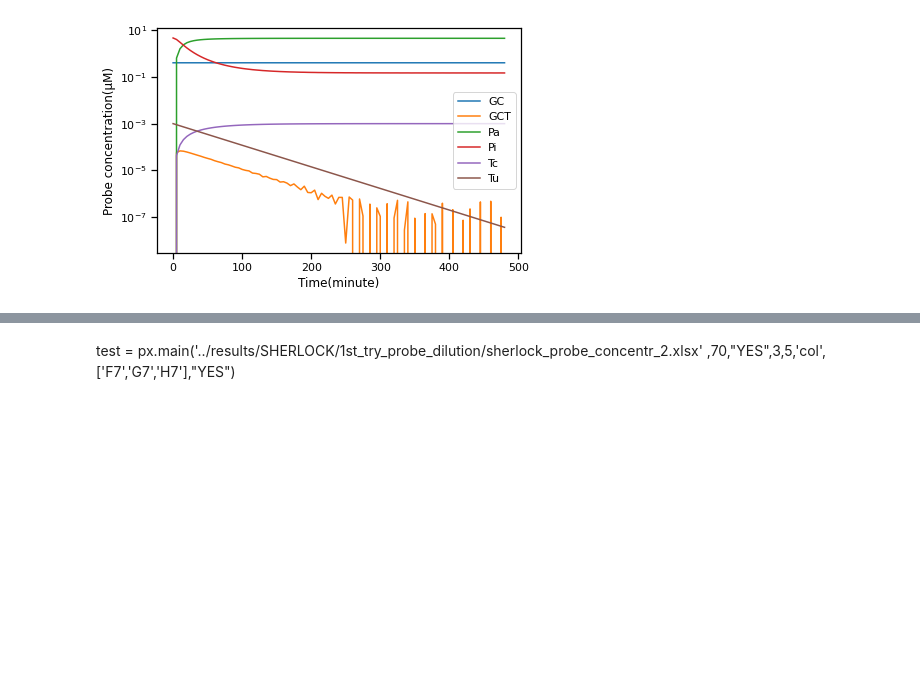
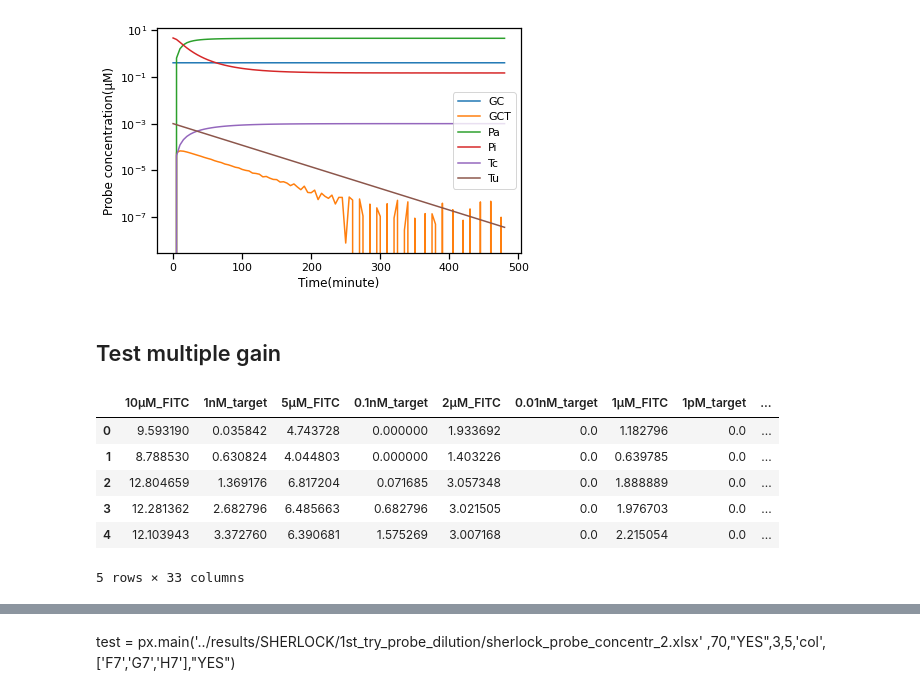
Before and after one commit to NessLfy/iGEM, a Jupyter notebook: scripts/SHERLOCK_modeling.ipynb, the cells around one changed output, grey strips where cells are left out. Drawn from its saved outputs; the diff is of its cells as text; code cells hidden in the pictures; blank space fills up the shorter version.

```diff
--- a/scripts/SHERLOCK_modeling.ipynb
+++ b/scripts/SHERLOCK_modeling.ipynb
@@ -243,3 +239,52 @@ plt.yscale('log')
 plt.show()
 # %% [output]
 [figure]
+# %% [markdown]
+## Test multiple gain
+# %%
+correct = px.mainf('../results/SHERLOCK/target_concentration/sherlock_target_concentr.xlsx'
+               ,50,"YES",'col',['K16','L16','M16'])
+
+correct.rename(columns={"['H9', 'I9', 'J9']": '10µM_FITC',
+                   "['H10', 'I10', 'J10']": '5µM_FITC',
+                     "['H11', 'I11', 'J11']":'2µM_FITC' ,
+                     "['H12', 'I12', 'J12']": '1µM_FITC',
+                    "['H13', 'I13', 'J13']": '0.1µM_FITC',
+                      "['H14', 'I14', 'J14']":'0.01µM_FITC' ,
+                     "['H15', 'I15', 'J15']": '0.001µM_FITC',
+                    "['H16', 'I16', 'J16']": 'NC_FITC',
+                     "['K9', 'L9', 'M9']": '1nM_target',
+                   "['K10', 'L10', 'M10']": '0.1nM_target',
+                     "['K11', 'L11', 'M11']":'0.01nM_target' ,
+                     "['K12', 'L12', 'M12']": '1pM_target',
+                    "['K13', 'L13', 'M13']": '0.1pM_target',
+                      "['K14', 'L14', 'M14']":'0.01pM_target' ,
+                     "['K15', 'L15', 'M15']": '0.1fM_target',
+                    "['K16', 'L16', 'M16']": 'NC_target',
+                     0: '10µM_FITC_std',
+                   1: '1nM_target_std',
+                     2: '5µM_FITC_std',
+                     3: '0.1nM_target_std',
+                    4: '2µM_FITC_std',
+                    5: '0.01nM_target_std',
+                   6: '1µM_FITC_std',
+                     7:'1pM_target_std' ,
+                     8: '0.1µM_FITC_std',
+                    9: '0.1pM_target_std',
+                    10: '0.01µM_FITC_std',
+                   11: '0.01pM_target_std',
+                     12: '1nM_FITC_std',
+                     13: '0.1fM_target_std',
+                    14: 'NC_FITC_std',
+                    15:'NC_target_std'},
+          inplace=True, errors='raise')
+
+correct.head()
+# %% [output]
+|  | 10µM_FITC | 1nM_target | 5µM_FITC | 0.1nM_target | 2µM_FITC | 0.01nM_target | 1µM_FITC | 1pM_target | ... |
+| 0 | 9.593190 | 0.035842 | 4.743728 | 0.000000 | 1.933692 | 0.0 | 1.182796 | 0.0 | ... |
+| 1 | 8.788530 | 0.630824 | 4.044803 | 0.000000 | 1.403226 | 0.0 | 0.639785 | 0.0 | ... |
+| 2 | 12.804659 | 1.369176 | 6.817204 | 0.071685 | 3.057348 | 0.0 | 1.888889 | 0.0 | ... |
+| 3 | 12.281362 | 2.682796 | 6.485663 | 0.682796 | 3.021505 | 0.0 | 1.976703 | 0.0 | ... |
+| 4 | 12.103943 | 3.372760 | 6.390681 | 1.575269 | 3.007168 | 0.0 | 2.215054 | 0.0 | ... |
+5 rows × 33 columns
```
Also changed, not shown: parts of 4 cells of this notebook, 4 other files.
